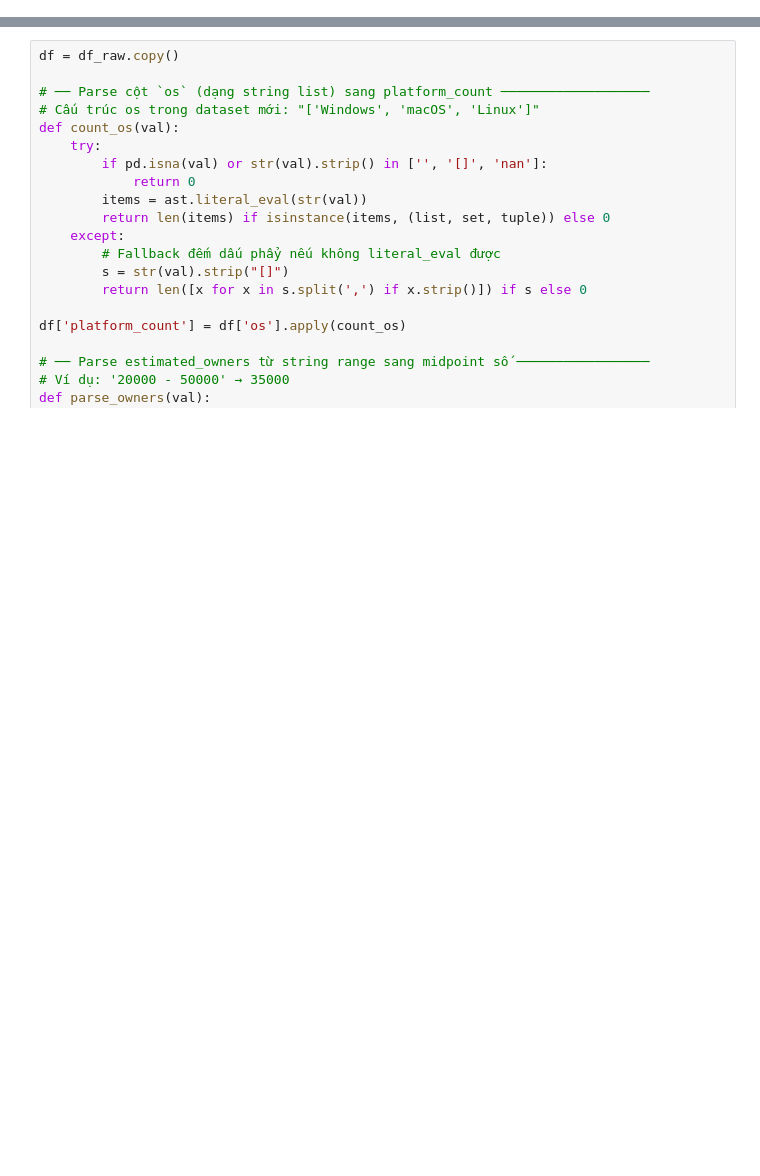
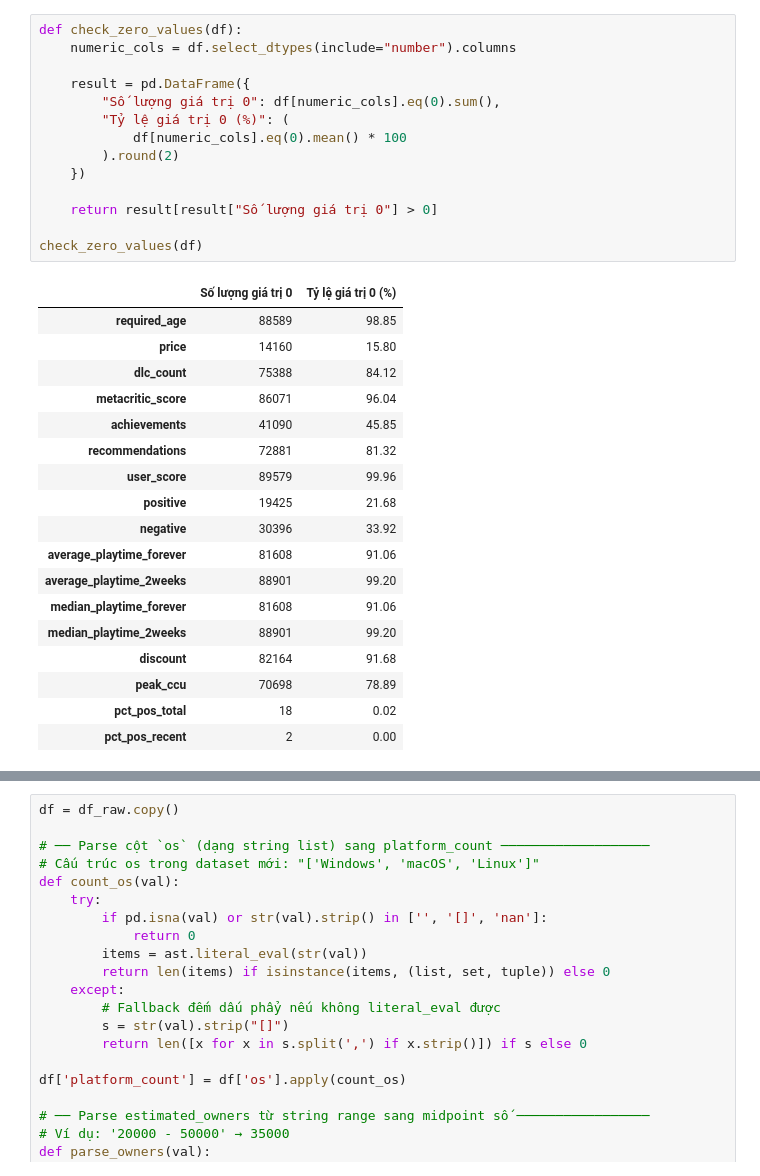
Before and after one commit to ltny24/STEAM-GAME-PROJECT, a Jupyter notebook: notebooks/01_collection_exploration.ipynb, the cells around one changed output, grey strips where cells are left out. Cells and saved outputs as stored; diff of their text form; blank space fills up the shorter version.

Commit message:
Sync Q5 updates in collection notebook
Co-authored-by: Copilot <223556219+Copilot@users.noreply.github.com>

```diff
--- a/notebooks/01_collection_exploration.ipynb
+++ b/notebooks/01_collection_exploration.ipynb
@@ -2,0 +151,33 @@
+# %%
+def check_zero_values(df):
+    numeric_cols = df.select_dtypes(include="number").columns
+
+    result = pd.DataFrame({
+        "Số lượng giá trị 0": df[numeric_cols].eq(0).sum(),
+        "Tỷ lệ giá trị 0 (%)": (
+            df[numeric_cols].eq(0).mean() * 100
+        ).round(2)
+    })
+
+    return result[result["Số lượng giá trị 0"] > 0]
+
+check_zero_values(df)
+# %% [output]
+|  | Số lượng giá trị 0 | Tỷ lệ giá trị 0 (%) |
+| required_age | 88589 | 98.85 |
+| price | 14160 | 15.80 |
+| dlc_count | 75388 | 84.12 |
+| metacritic_score | 86071 | 96.04 |
+| achievements | 41090 | 45.85 |
+| recommendations | 72881 | 81.32 |
+| user_score | 89579 | 99.96 |
+| positive | 19425 | 21.68 |
+| negative | 30396 | 33.92 |
+| average_playtime_forever | 81608 | 91.06 |
+| average_playtime_2weeks | 88901 | 99.20 |
+| median_playtime_forever | 81608 | 91.06 |
+| median_playtime_2weeks | 88901 | 99.20 |
+| discount | 82164 | 91.68 |
+| peak_ccu | 70698 | 78.89 |
+| pct_pos_total | 18 | 0.02 |
+| pct_pos_recent | 2 | 0.00 |
```
Also changed, not shown: parts of 62 cells of this notebook.
